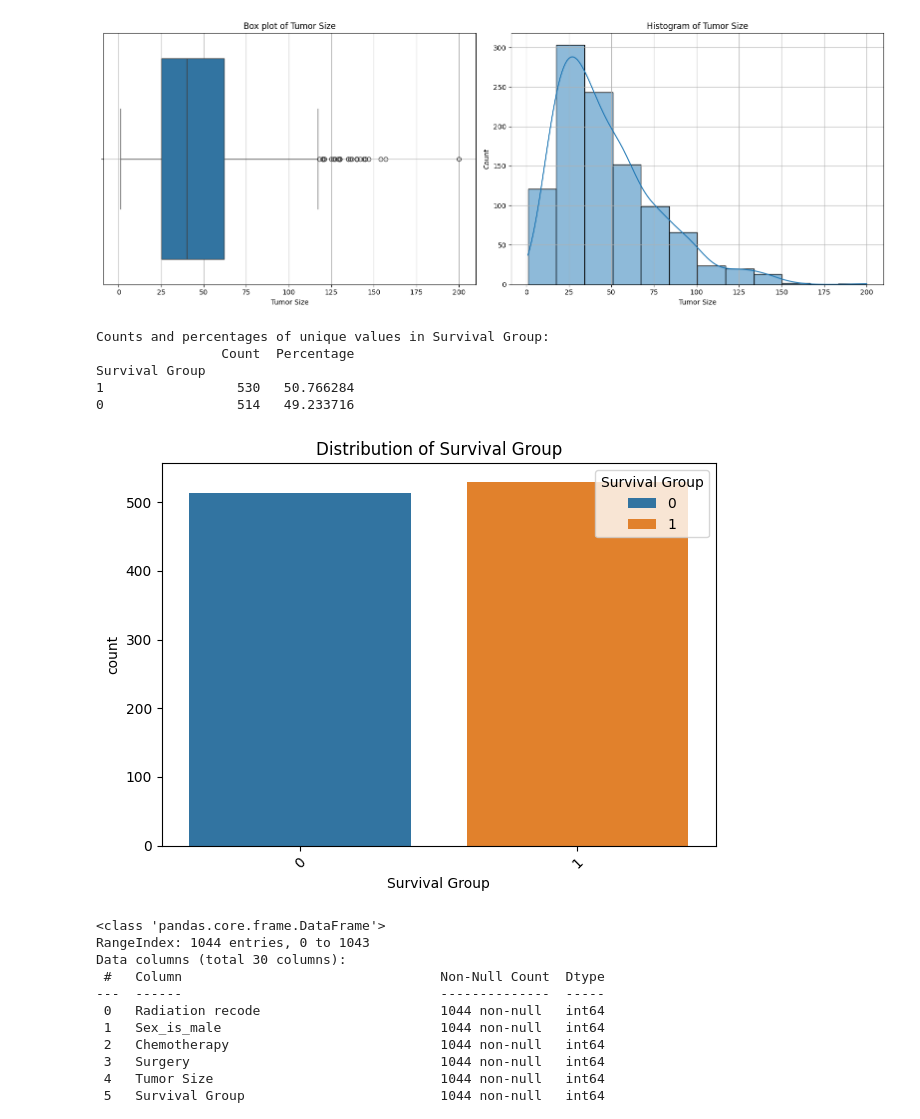
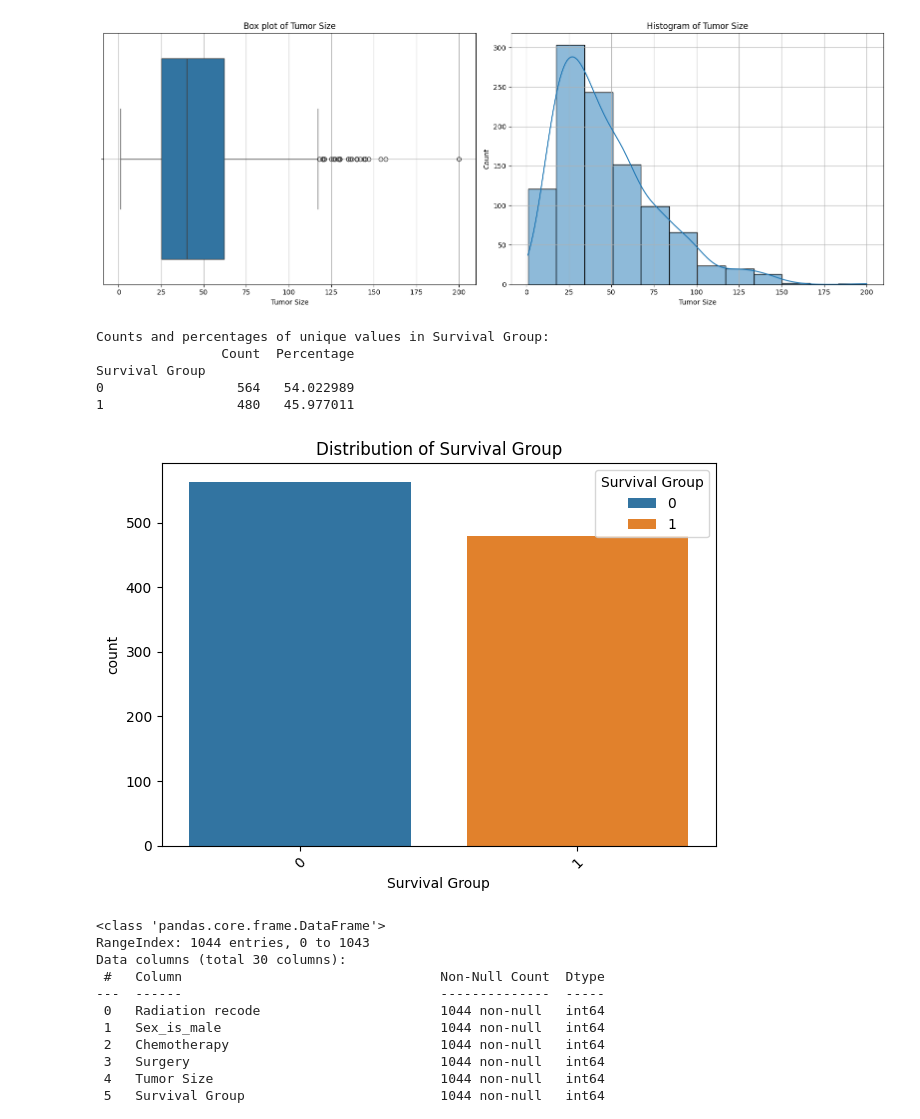
Before and after one commit to MSWinds/C-SCLC-PrognosisML, a Jupyter notebook: data_preprocessing.ipynb, the cells around one changed output. Cells and saved outputs as stored; diff of their text form; code cells hidden in the pictures.

```diff
--- a/data_preprocessing.ipynb
+++ b/data_preprocessing.ipynb
@@ -43,16 +43,16 @@ Number of extreme outliers in Tumor Size: 1
 [figure]
 # %%
 # make them two groups
-df['Survival Group'] = df['Survival months'].apply(lambda x: 0 if x < 9 else 1)
+df['Survival Group'] = df['Survival months'].apply(lambda x: 0 if x <= 9 else 1)
 
 data_exploration(df, 'Survival Group')
 # %% [output]
 Counts and percentages of unique values in Survival Group:
                 Count  Percentage
 Survival Group
-1                 530   50.766284
-0                 514   49.233716
+0                 564   54.022989
+1                 480   45.977011
-[figure, old version]
+[figure, new version]
 # %%
 # drop not useful columns
 df = df.drop(['Patient ID','Year of diagnosis','Survival months'], axis=1)
```
Also changed, not shown: parts of 1 cell of this notebook, 13 other files.
